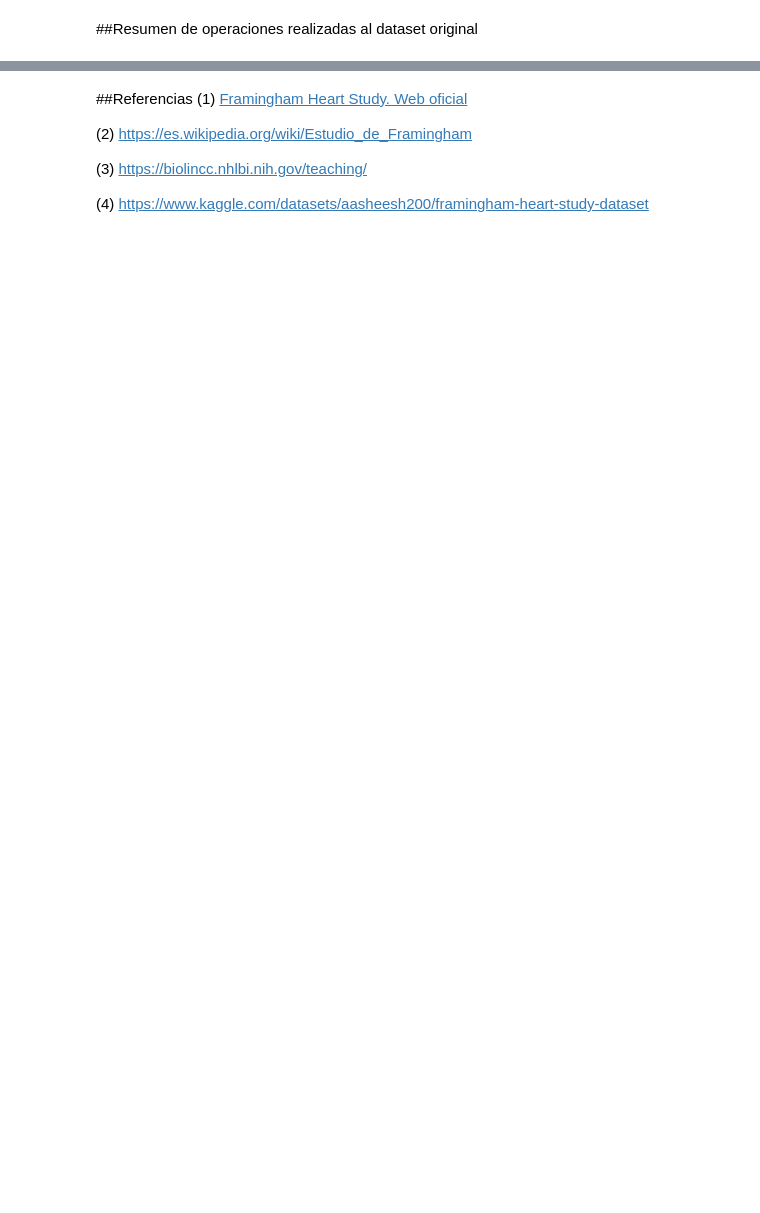
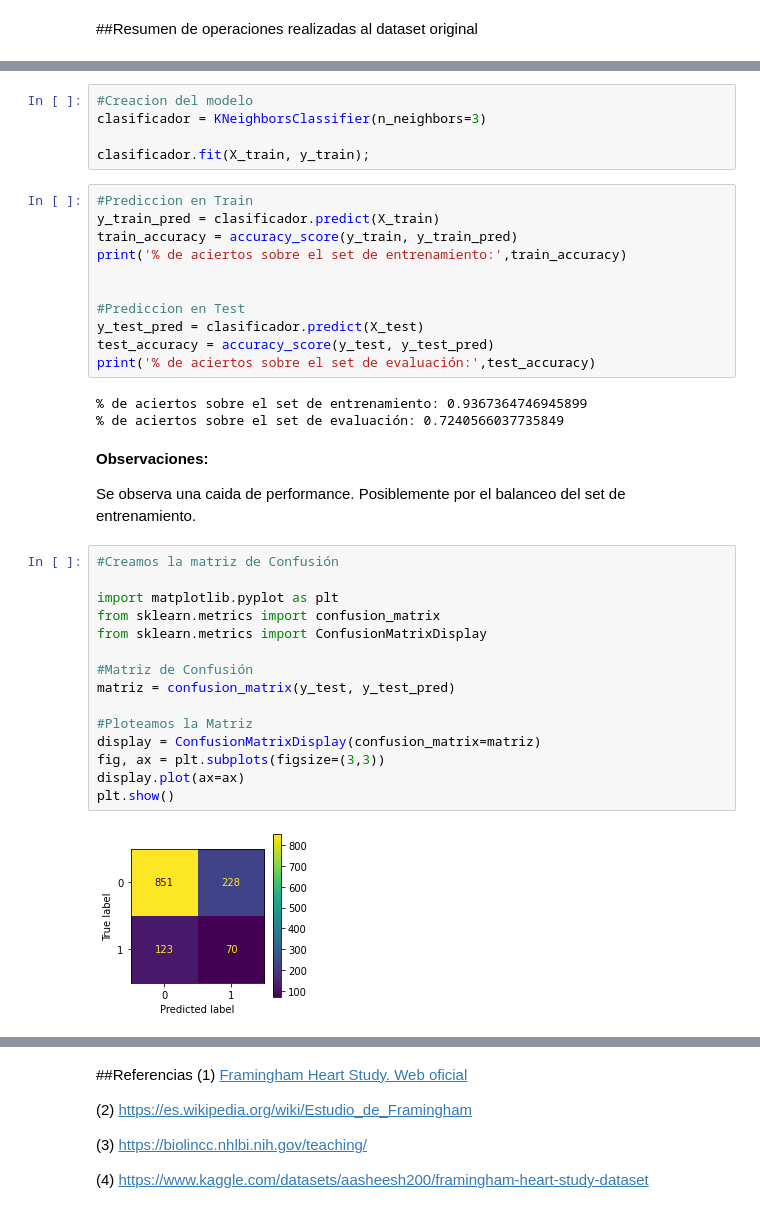
Before and after one commit to MatiasRogani/FraminghamStudy, a Jupyter notebook: FraminghamStudy.ipynb, the cells around one changed output, grey strips where cells are left out. Cells and saved outputs as stored; diff of their text form; blank space fills up the shorter version.

```diff
--- a/FraminghamStudy.ipynb
+++ b/FraminghamStudy.ipynb
@@ -1509,0 +1626,40 @@ Se debe seguir trabajando con los datos para mejorar el modelo.
+# %%
+#Creacion del modelo
+clasificador = KNeighborsClassifier(n_neighbors=3)
+
+clasificador.fit(X_train, y_train);
+# %%
+#Prediccion en Train
+y_train_pred = clasificador.predict(X_train)
+train_accuracy = accuracy_score(y_train, y_train_pred)
+print('% de aciertos sobre el set de entrenamiento:',train_accuracy)
+
+
+#Prediccion en Test
+y_test_pred = clasificador.predict(X_test)
+test_accuracy = accuracy_score(y_test, y_test_pred)
+print('% de aciertos sobre el set de evaluación:',test_accuracy)
+# %% [output]
+% de aciertos sobre el set de entrenamiento: 0.9367364746945899
+% de aciertos sobre el set de evaluación: 0.7240566037735849
+# %% [markdown]
+**Observaciones:**
+
+Se observa una caida de performance. Posiblemente por el balanceo del set de entrenamiento.
+# %%
+#Creamos la matriz de Confusión
+
+import matplotlib.pyplot as plt
+from sklearn.metrics import confusion_matrix
+from sklearn.metrics import ConfusionMatrixDisplay
+
+#Matriz de Confusión
+matriz = confusion_matrix(y_test, y_test_pred)
+
+#Ploteamos la Matriz
+display = ConfusionMatrixDisplay(confusion_matrix=matriz)
+fig, ax = plt.subplots(figsize=(3,3))
+display.plot(ax=ax)
+plt.show()
+# %% [output]
+[figure, added]
```
Also changed, not shown: parts of 24 cells of this notebook.
